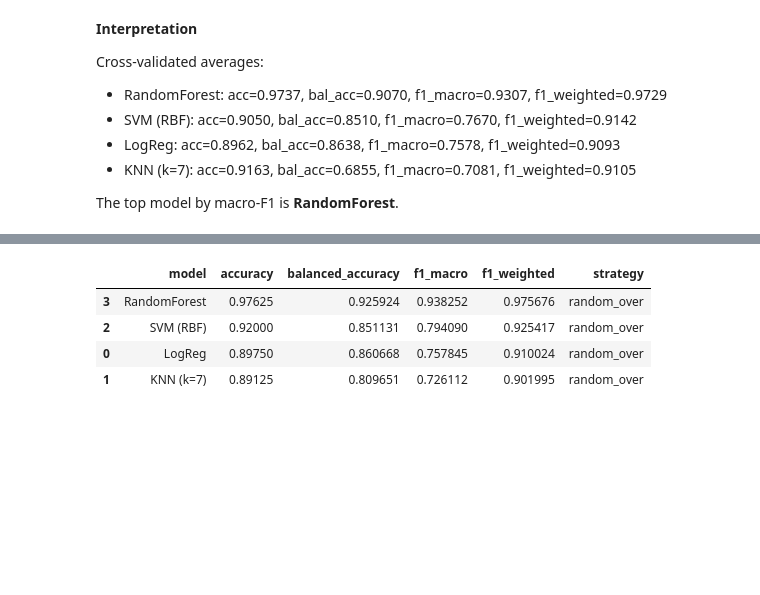
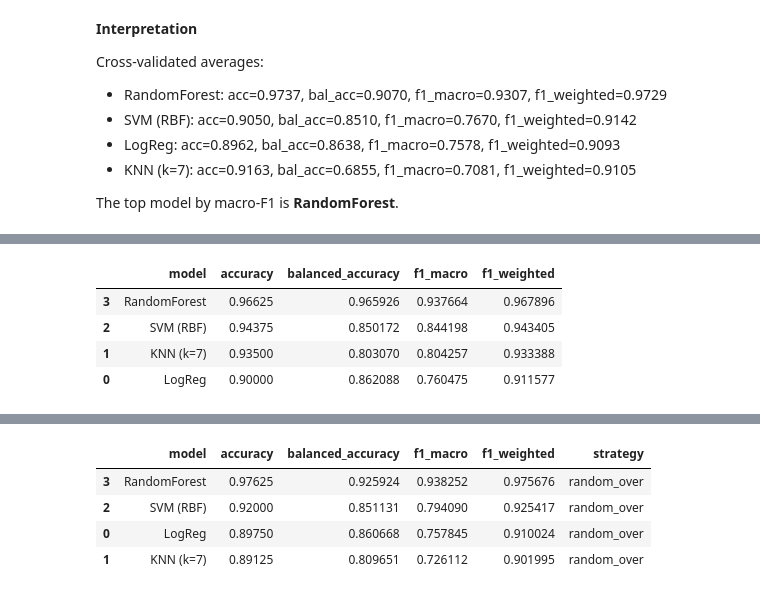
Before and after one commit to Abhay1Dhakl/diabetes-nyp-classification-clustering, a Jupyter notebook: notebooks/02_classification.ipynb, the cells around one changed output, grey strips where cells are left out. Cells and saved outputs as stored; diff of their text form; code cells hidden in the pictures; blank space fills up the shorter version.

```diff
--- a/notebooks/02_classification.ipynb
+++ b/notebooks/02_classification.ipynb
@@ -296,0 +311,90 @@ The top model by macro-F1 is **RandomForest**.
+# %%
+# Combine baseline and comparison models for tuning
+tune_models = {
+    "LogReg": baseline_model,
+    **models,
+}
+
+tune_spaces = {
+    "LogReg": {
+        "type": "grid",
+        "params": {
+            "model__C": [0.1, 1.0, 10.0],
+        },
+    },
+    "KNN (k=7)": {
+        "type": "grid",
+        "params": {
+            "model__n_neighbors": [3, 5, 7, 9, 11],
+            "model__weights": ["uniform", "distance"],
+        },
+    },
+    "SVM (RBF)": {
+        "type": "random",
+        "params": {
+            "model__C": np.logspace(-2, 2, 8).tolist(),
+            "model__gamma": ["scale", "auto"],
+        },
+    },
+    "RandomForest": {
+        "type": "random",
+        "params": {
+            "model__n_estimators": [200, 300, 500],
+            "model__max_depth": [None, 5, 10, 20],
+            "model__min_samples_split": [2, 5, 10],
+            "model__min_samples_leaf": [1, 2, 4],
+            "model__max_features": ["sqrt", "log2"],
+        },
+    },
+}
+
+tuned_models = {}
+tuned_rows = []
+tuning_details = []
+
+for name, pipeline in tune_models.items():
+    space = tune_spaces[name]
+    if space["type"] == "grid":
+        search = GridSearchCV(
+            pipeline,
+            param_grid=space["params"],
+            cv=cv,
+            scoring="f1_macro",
+            n_jobs=-1,
+        )
+    else:
+        search = RandomizedSearchCV(
+            pipeline,
+            param_distributions=space["params"],
+            n_iter=20,
+            cv=cv,
+            scoring="f1_macro",
+            random_state=RANDOM_STATE,
+            n_jobs=-1,
+        )
+
+    search.fit(X_train, y_train)
+
+    best_pipeline = search.best_estimator_
+    tuned_models[name] = best_pipeline
+
+    tuned_rows.append(cross_val_metrics(name, best_pipeline, X_train, y_train, cv))
+    tuning_details.append({
+        "model": name,
+        "search_type": space["type"],
+        "best_score_f1_macro": search.best_score_,
+        "best_params": {k.replace("model__", ""): v for k, v in search.best_params_.items()},
+    })
+
+tuned_results_df = pd.DataFrame(tuned_rows).sort_values(
+    by=["f1_macro", "balanced_accuracy"], ascending=False
+)
+
+display(tuned_results_df)
+display(pd.DataFrame(tuning_details))
+# %% [output]
+|  | model | accuracy | balanced_accuracy | f1_macro | f1_weighted |
+| 3 | RandomForest | 0.96625 | 0.965926 | 0.937664 | 0.967896 |
+| 2 | SVM (RBF) | 0.94375 | 0.850172 | 0.844198 | 0.943405 |
+| 1 | KNN (k=7) | 0.93500 | 0.803070 | 0.804257 | 0.933388 |
+| 0 | LogReg | 0.90000 | 0.862088 | 0.760475 | 0.911577 |
```
Also changed, not shown: parts of 6 cells of this notebook, 4 other files.
